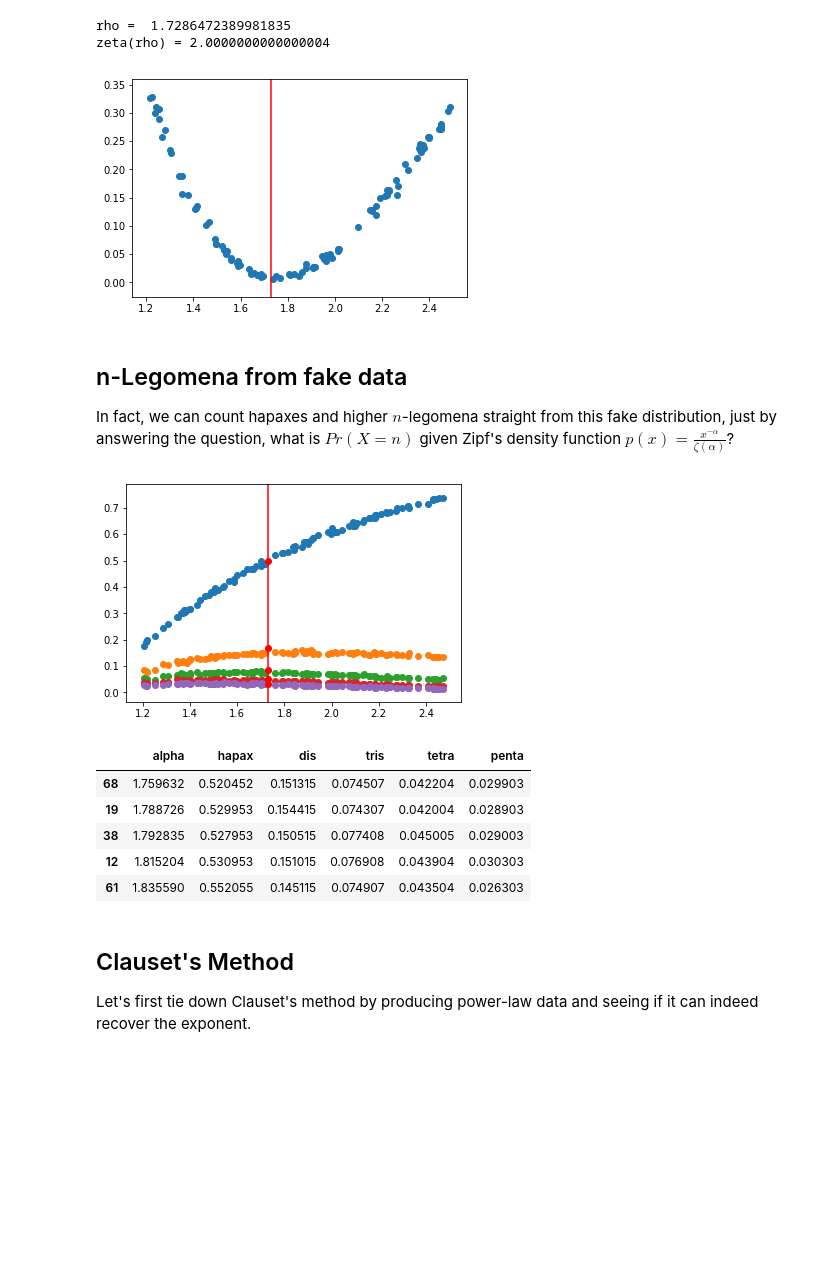
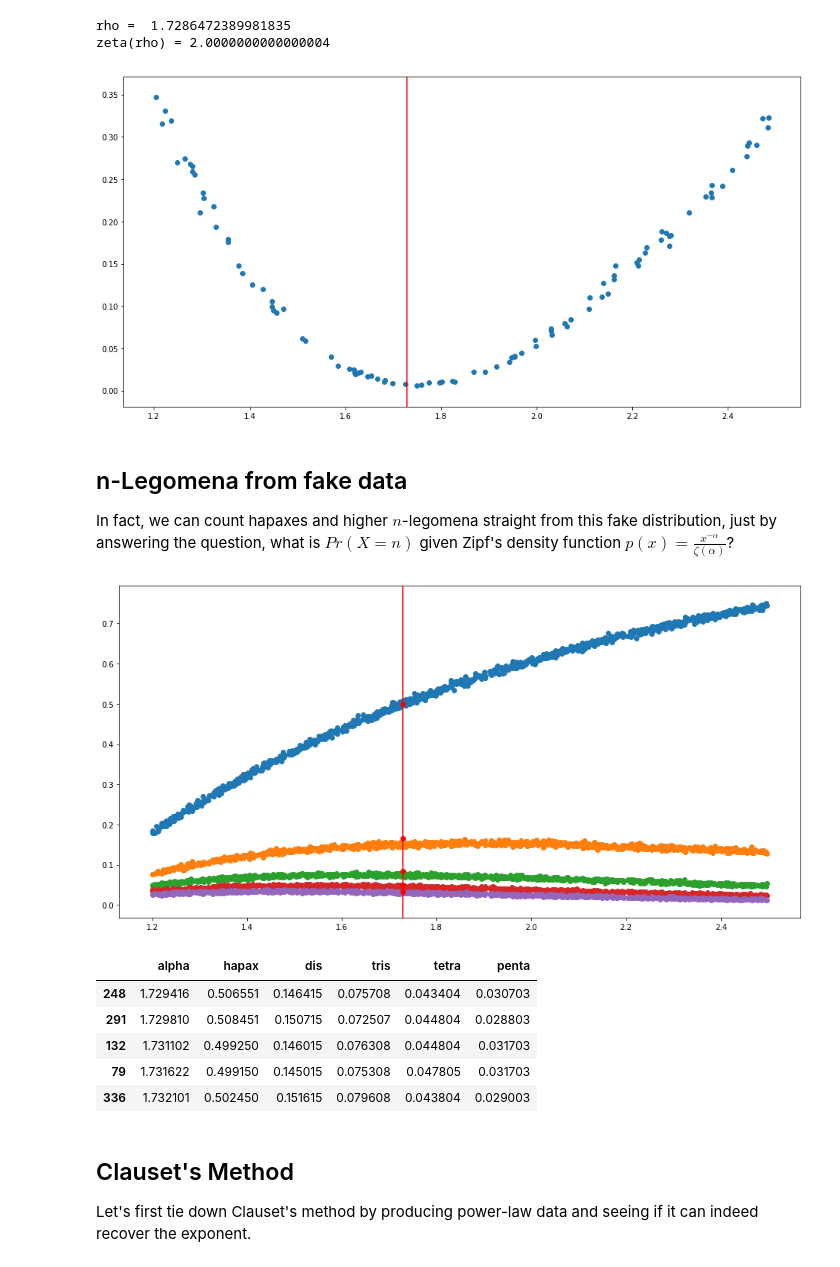
Before and after one commit to VictorDavis/legomena, a Jupyter notebook: notebooks/clauset.ipynb, the cells around one changed output. Saved outputs shown, nothing was run; the diff lists cells and outputs as text; code cells hidden in the pictures; blank space fills up the shorter version.

```diff
--- a/notebooks/clauset.ipynb
+++ b/notebooks/clauset.ipynb
@@ -10,6 +10,7 @@ Should this be the case, should we find a "spike" or a "well" in the signal at t
 # %%
 # bloody dependencies
 import matplotlib.pyplot as plt
+plt.rcParams["figure.figsize"] = 16,8
 from nltk.corpus import gutenberg
 import numpy as np
 import pandas as pd
@@ -151,7 +154,7 @@ plt.scatter(df.alpha, df.ssi)
 plt.axvline(x = rho, color = 'r')
 plt.show()
 # %% [output]
-[figure, old version]
+[figure, new version]
 # %% [markdown]
 ## n-Legomena from fake data
 
@@ -159,35 +162,35 @@ In fact, we can count hapaxes and higher $n$-legomena straight from this fake di
 # %%
 # count hapaxes from 3rd party zipf distribution
 M, n = 9999, 9
 df = []
-for _ in range(99):
+for _ in range(999):
     alpha = np.random.uniform(1.2, 2.5)
     x = np.random.zipf(a = alpha, size = M)
     f_obs = np.array([ sum(x == i) for i in range(n)]) / M
     df.append((alpha, f_obs[1], f_obs[2], f_obs[3], f_obs[4], f_obs[5]))
 
 df = pd.DataFrame(df, columns = ["alpha", "hapax", "dis", "tris", "tetra", "penta"])
 df = df.sort_values("alpha")
 df.head()
 
 plt.scatter(df.alpha, df.hapax)
 plt.scatter(df.alpha, df.dis)
 plt.scatter(df.alpha, df.tris)
 plt.scatter(df.alpha, df.tetra)
 plt.scatter(df.alpha, df.penta)
 plt.axvline(x = rho, color = 'r')
 plt.scatter([rho, rho, rho, rho, rho], 1./np.array([2,6,12,20,30]), color = 'r')
 plt.show()
 
 df[df.alpha > rho].head()
 # %% [output]
-[figure, old version]
+[figure, new version]
 |  | alpha | hapax | dis | tris | tetra | penta |
-| 68 | 1.759632 | 0.520452 | 0.151315 | 0.074507 | 0.042204 | 0.029903 |
-| 19 | 1.788726 | 0.529953 | 0.154415 | 0.074307 | 0.042004 | 0.028903 |
-| 38 | 1.792835 | 0.527953 | 0.150515 | 0.077408 | 0.045005 | 0.029003 |
-| 12 | 1.815204 | 0.530953 | 0.151015 | 0.076908 | 0.043904 | 0.030303 |
-| 61 | 1.835590 | 0.552055 | 0.145115 | 0.074907 | 0.043504 | 0.026303 |
+| 248 | 1.729416 | 0.506551 | 0.146415 | 0.075708 | 0.043404 | 0.030703 |
+| 291 | 1.729810 | 0.508451 | 0.150715 | 0.072507 | 0.044804 | 0.028803 |
+| 132 | 1.731102 | 0.499250 | 0.146015 | 0.076308 | 0.044804 | 0.031703 |
+| 79 | 1.731622 | 0.499150 | 0.145015 | 0.075308 | 0.047805 | 0.031703 |
+| 336 | 1.732101 | 0.502450 | 0.151615 | 0.079608 | 0.043804 | 0.029003 |
 # %% [markdown]
 ## Clauset's Method
 
```
Also changed, not shown: parts of 5 cells of this notebook, 1 other file.
